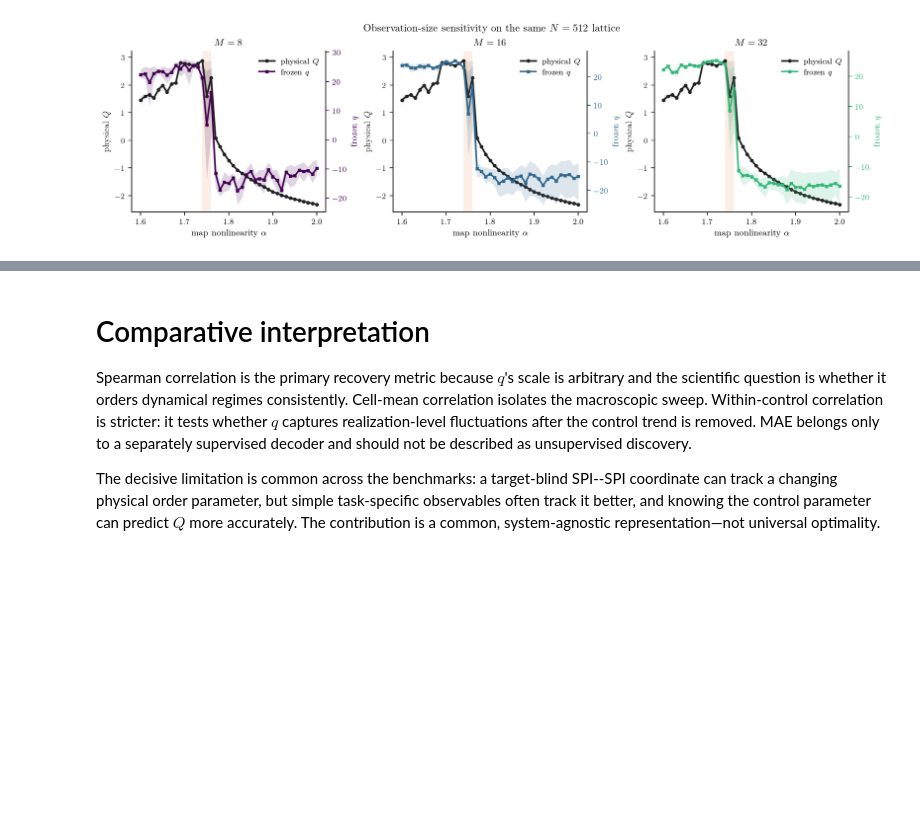
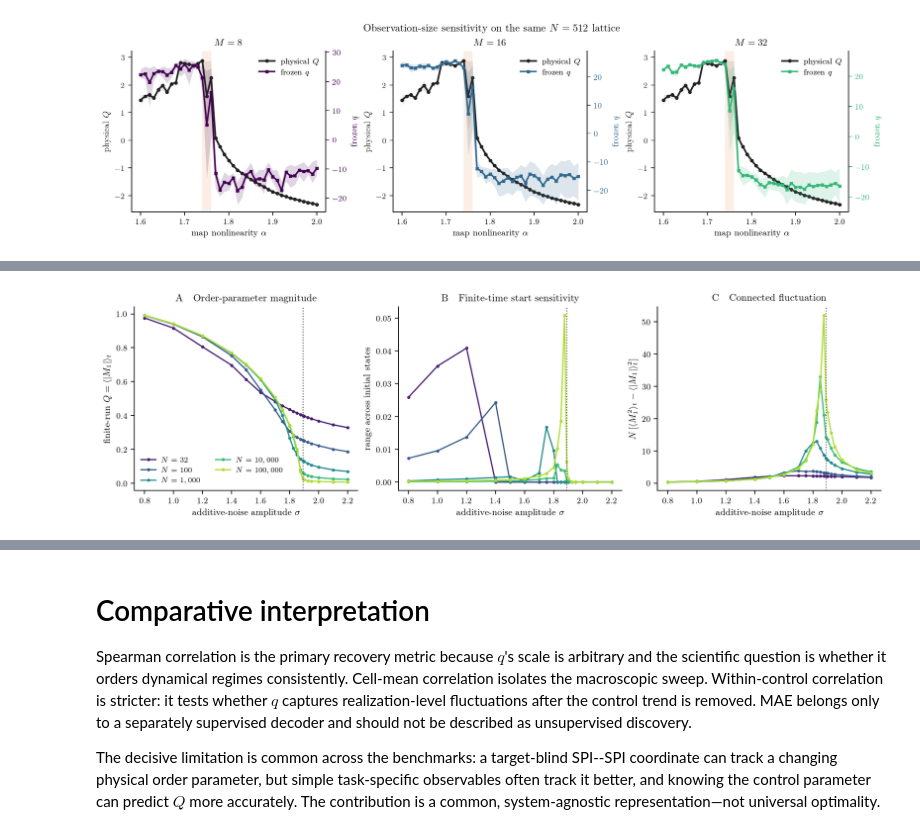
Before and after one commit to willedibam/mts-spi-study-cluster, a Jupyter notebook: notebooks/inference/order-parameter-benchmark-comparison.ipynb, the cells around one changed output, grey strips where cells are left out. Cells and saved outputs as stored; diff of their text form; code cells hidden in the pictures; blank space fills up the shorter version.

```diff
--- a/notebooks/inference/order-parameter-benchmark-comparison.ipynb
+++ b/notebooks/inference/order-parameter-benchmark-comparison.ipynb
@@ -75,6 +76,7 @@ CONTROL_LABELS = {
     "gamma": r"frequency half-width $\gamma$",
     "g": r"coupling $g$",
     "alpha": r"map nonlinearity $\alpha$",
+    "sigma": r"additive-noise amplitude $\sigma$",
 }
 
 def paper_axis(ax, *, right=False):
@@ -553,0 +589,47 @@ plt.show()
+# %%
+DZ_ROOT = ROOT / "data/order_parameter/desai_zwanzig_fine_boundary_analysis"
+dz_eligibility = json.loads((DZ_ROOT / "eligibility_pre_outcome.json").read_text())
+dz_summary = json.loads((DZ_ROOT / "summary.json").read_text())
+dz = pd.read_csv(DZ_ROOT / "scores.csv")
+assert dz_eligibility["status"] == "eligible"
+
+with np.load(ROOT / "data/order_parameter/desai_zwanzig_finite_size_scaling/physics_records.npz") as archive:
+    dz_physics = pd.DataFrame({
+        key: archive[key]
+        for key in [
+            "N", "sigma", "initial_mean", "Q_mean_abs",
+            "Q_connected_fluctuation",
+        ]
+    })
+
+population_sizes = sorted(dz_physics.N.unique())
+finite_size_colors = dict(zip(
+    population_sizes,
+    plt.cm.viridis(np.linspace(.08, .88, len(population_sizes))),
+    strict=True,
+))
+fig, axes = plt.subplots(1, 3, figsize=(10.8, 3.15), constrained_layout=True, sharex=True)
+for N, group in dz_physics.groupby("N", sort=True):
+    color = finite_size_colors[N]
+    mean_curve = group.groupby("sigma", as_index=False).agg(
+        Q=("Q_mean_abs", "mean"),
+        fluctuation=("Q_connected_fluctuation", "mean"),
+    )
+    start_means = group.groupby(["sigma", "initial_mean"]).Q_mean_abs.mean().unstack()
+    start_range = start_means.max(axis=1) - start_means.min(axis=1)
+    label = rf"$N={int(N):,}$"
+    axes[0].plot(mean_curve.sigma, mean_curve.Q, "-o", color=color, ms=2.1, lw=1.25, label=label)
+    axes[1].plot(start_range.index, start_range, "-o", color=color, ms=2.1, lw=1.25)
+    axes[2].plot(mean_curve.sigma, mean_curve.fluctuation, "-o", color=color, ms=2.1, lw=1.25)
+for ax in axes:
+    ax.axvline(1.890, color="#555555", ls=":", lw=1.0)
+    ax.set_xlabel(CONTROL_LABELS["sigma"])
+    paper_axis(ax)
+axes[0].set(ylabel=r"finite-run $Q=\langle|M_1|\rangle_t$", title=r"A\quad Order-parameter magnitude")
+axes[1].set(ylabel=r"range across initial states", title=r"B\quad Finite-time start sensitivity")
+axes[2].set(ylabel=r"$N\,[\langle M_1^2\rangle_t-\langle|M_1|\rangle_t^2]$", title=r"C\quad Connected fluctuation")
+axes[0].legend(frameon=False, ncol=2, fontsize=7.3)
+# fig.savefig(FIGURE_DIR / "desai_zwanzig_finite_size.svg")
+plt.show()
+# %% [output]
+[figure, added]
```
Also changed, not shown: parts of 9 cells of this notebook, 6 other files.
